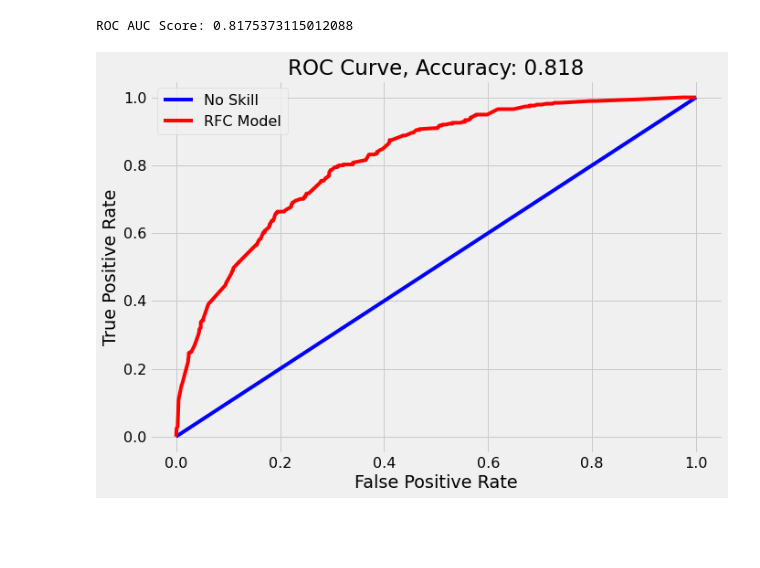
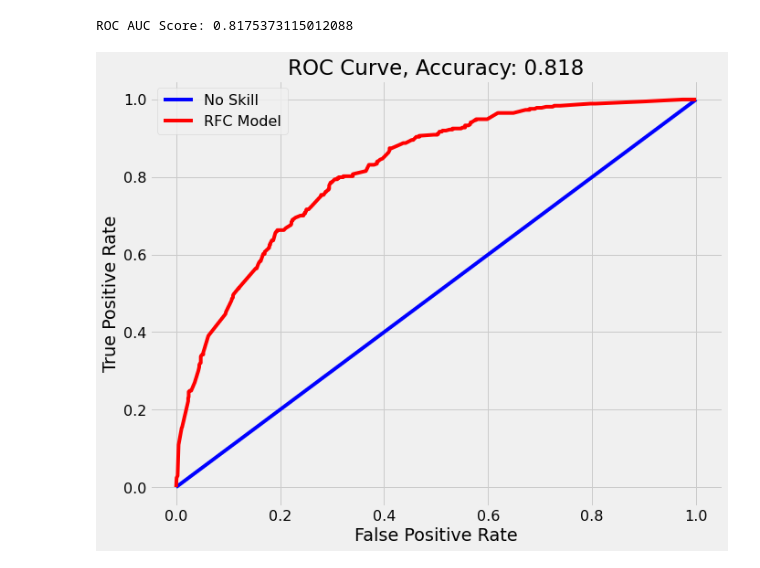
Before and after one commit to yuchild/erik_interviewqs, a Jupyter notebook: question_predicting_churn.ipynb, the cells around one changed output. Drawn from its saved outputs; the diff is of its cells as text; code cells hidden in the pictures; blank space fills up the shorter version.

```diff
--- a/question_predicting_churn.ipynb
+++ b/question_predicting_churn.ipynb
@@ -349,16 +349,26 @@ print(f'ROC AUC Score: {roc_score}')
 # %% [output]
 ROC AUC Score: 0.8175373115012088
 # %%
-def ROC(y_test, y_probs, roc_score):
+def ROC(y_test, y_probs):
     """
     Inputs: y_test from train_test_split
             , y_probs from model.repdict_proba(X_test)[:, 1]
-            , roc_score
 
-    Output: ROC Curve
+    Output: (None) Plots ROC Curve with roc_auc_score
     """
+    # imports
+    import matplotlib.pyplot as plt
+    plt.style.use('fivethirtyeight')
+    from sklearn.metrics import roc_auc_score, roc_curve
+
+    # roc_score
+    roc_score = roc_auc_score(y_test
+                          , y_probs
+                         )
+
+    # Specific plot parameters
     plt.rcParams['font.size'] = 16
-    plt.figure(figsize=(10,7))
+    plt.figure(figsize=(10,8))
 
     # No Skill Line Data
     base_fpr, base_tpr, _ = roc_curve(y_test
@@ -369,24 +379,26 @@ def ROC(y_test, y_probs, roc_score):
     model_fpr, model_tpr, _ = roc_curve(y_test
                                         , y_probs
                                        )
-
+    # Plot no skill
     plt.plot(base_fpr
              , base_tpr
              , 'b'
              , label='No Skill'
             )
 
+    # Plot roc_curve
     plt.plot(model_fpr
              , model_tpr
              , 'r'
              , label='RFC Model'
             )
 
+    # Plot labels
     plt.xlabel('False Positive Rate')
     plt.ylabel('True Positive Rate')
     plt.title(f'ROC Curve, Accuracy: {round(roc_score, 3)}')
     plt.legend();
 # %%
-ROC(y_test, y_probs, roc_score)
+ROC(y_test, y_probs)
 # %% [output]
-[figure, old version]
+[figure, new version]
```
Also changed, not shown: parts of 8 cells of this notebook.
